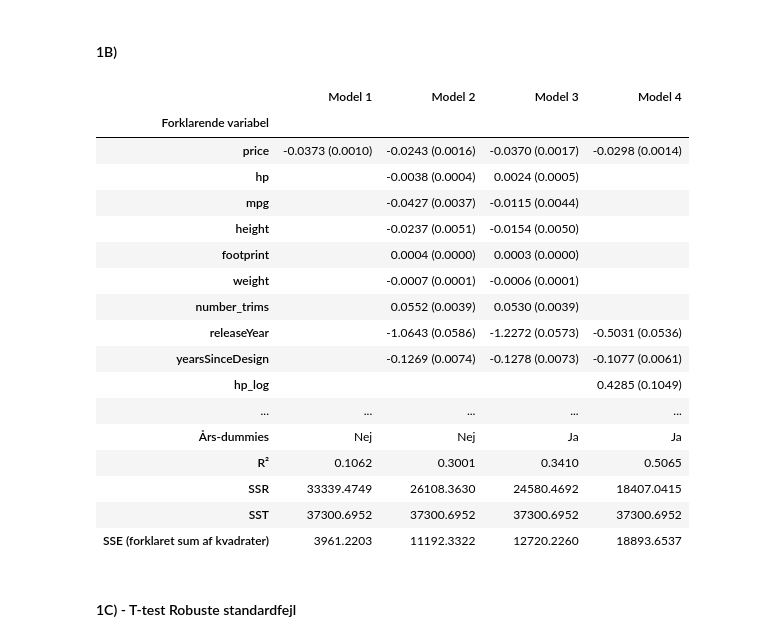
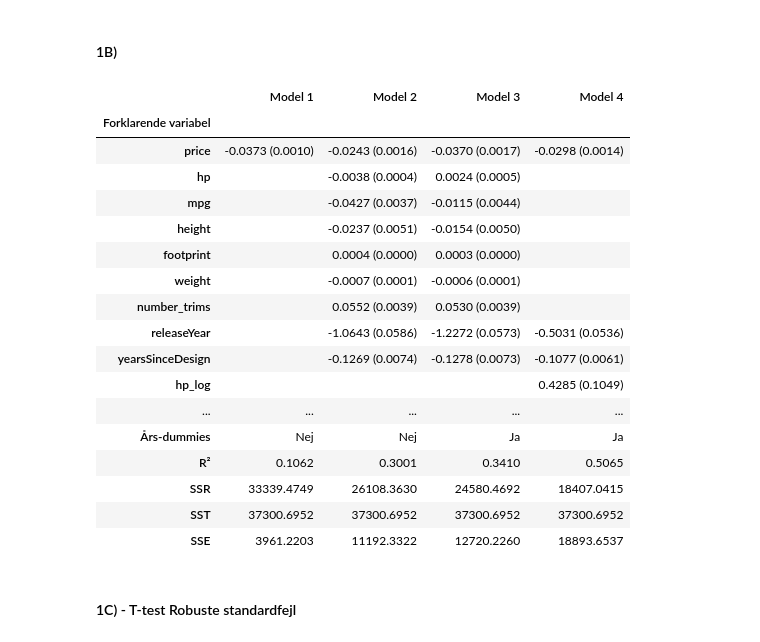
Before and after one commit to Nskoularsen/EconometricsA, a Jupyter notebook: 3_assignments/A3/Opgave/A3.ipynb, the cells around one changed output. Drawn from its saved outputs; the diff is of its cells as text; code cells hidden in the pictures.

```diff
--- a/3_assignments/A3/Opgave/A3.ipynb
+++ b/3_assignments/A3/Opgave/A3.ipynb
@@ -272,35 +272,35 @@ table.loc['Års-dummies'] = [
 # Modelstatistikker
 table.loc['R²'] = [f"{m.rsquared:.4f}" for m in models]
 table.loc['SSR'] = [f"{m.ssr:.4f}" for m in models]
 table.loc['SST'] = [f"{m.centered_tss:.4f}" for m in models]
-table.loc['SSE (forklaret sum af kvadrater)'] = [
+table.loc['SSE'] = [
     f"{m.ess:.4f}" for m in models
 ]
 
 table.index.name = 'Forklarende variabel'
 
 # Vis hele tabellen uden at afkorte rækkerne
 with pd.option_context('display.max_rows', None):
     display(table)
 # %% [output]
 |  | Model 1 | Model 2 | Model 3 | Model 4 |
 | Forklarende variabel |  |  |  |  |
 | price | -0.0373 (0.0010) | -0.0243 (0.0016) | -0.0370 (0.0017) | -0.0298 (0.0014) |
 | hp |  | -0.0038 (0.0004) | 0.0024 (0.0005) |  |
 | mpg |  | -0.0427 (0.0037) | -0.0115 (0.0044) |  |
 | height |  | -0.0237 (0.0051) | -0.0154 (0.0050) |  |
 | footprint |  | 0.0004 (0.0000) | 0.0003 (0.0000) |  |
 | weight |  | -0.0007 (0.0001) | -0.0006 (0.0001) |  |
 | number_trims |  | 0.0552 (0.0039) | 0.0530 (0.0039) |  |
 | releaseYear |  | -1.0643 (0.0586) | -1.2272 (0.0573) | -0.5031 (0.0536) |
 | yearsSinceDesign |  | -0.1269 (0.0074) | -0.1278 (0.0073) | -0.1077 (0.0061) |
 | hp_log |  |  |  | 0.4285 (0.1049) |
 | ... | ... | ... | ... | ... |
 | Års-dummies | Nej | Nej | Ja | Ja |
 | R² | 0.1062 | 0.3001 | 0.3410 | 0.5065 |
 | SSR | 33339.4749 | 26108.3630 | 24580.4692 | 18407.0415 |
 | SST | 37300.6952 | 37300.6952 | 37300.6952 | 37300.6952 |
-| SSE (forklaret sum af kvadrater) | 3961.2203 | 11192.3322 | 12720.2260 | 18893.6537 |
+| SSE | 3961.2203 | 11192.3322 | 12720.2260 | 18893.6537 |
 # %% [markdown]
 #### 1C) - T-test Robuste standardfejl
 # %%
```
Also changed, not shown: parts of 11 cells of this notebook, 1 other file.
